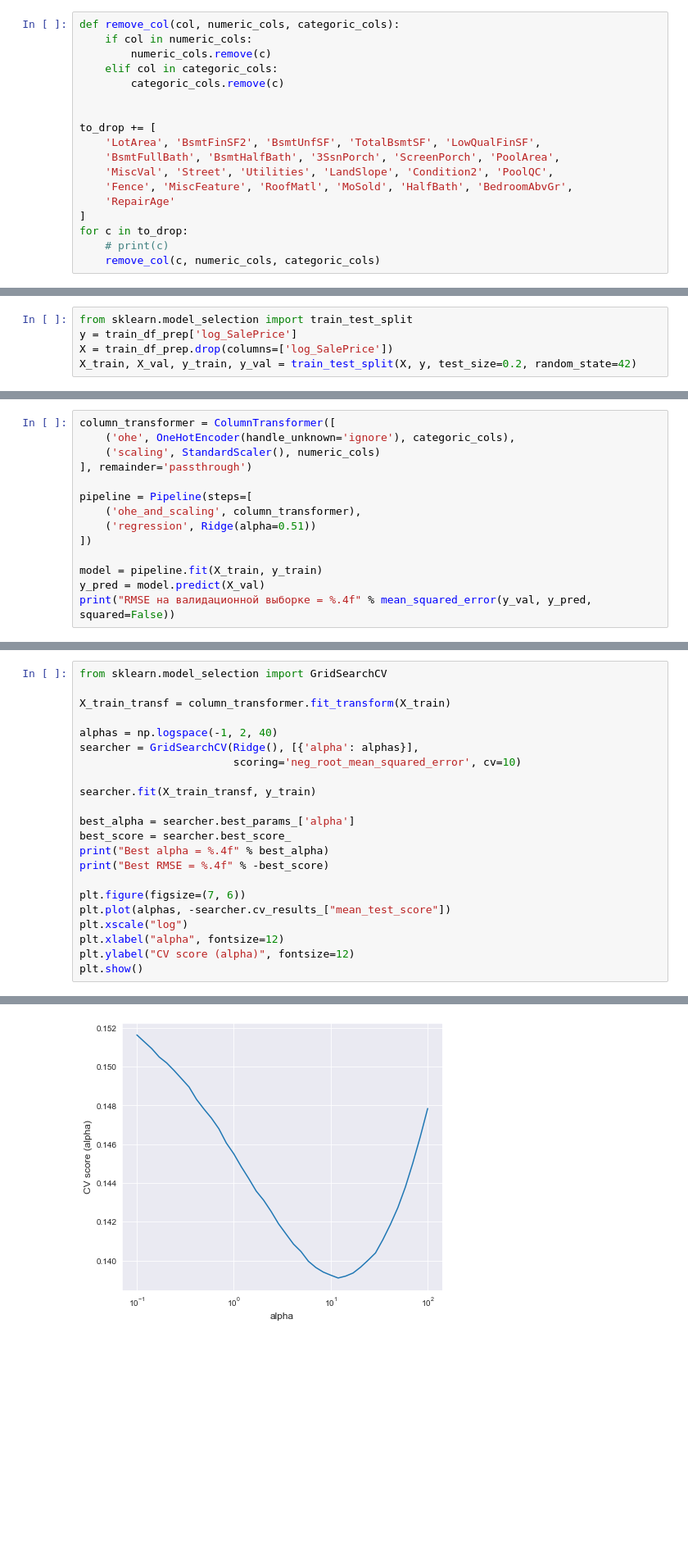
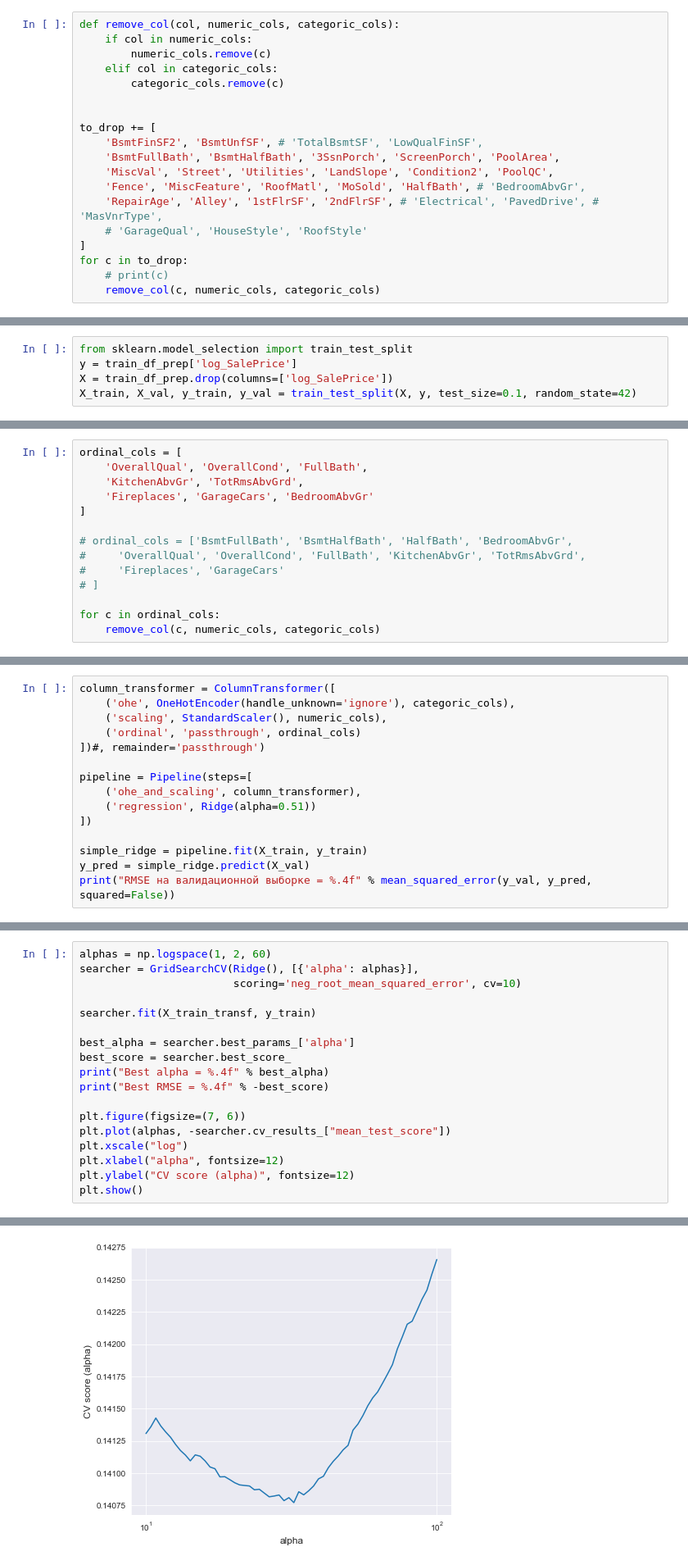
Before and after one commit to archimedes1515/ml-projects, a Jupyter notebook: house_prices/kaggle_house_prices.ipynb, the cells around one changed output, grey strips where cells are left out. Shown at 82% size. Saved outputs shown, nothing was run; the diff lists cells and outputs as text; blank space fills up the shorter version.

```diff
--- a/house_prices/kaggle_house_prices.ipynb
+++ b/house_prices/kaggle_house_prices.ipynb
@@ -533,11 +546,12 @@ def remove_col(col, numeric_cols, categoric_cols):
 
 
 to_drop += [
-    'LotArea', 'BsmtFinSF2', 'BsmtUnfSF', 'TotalBsmtSF', 'LowQualFinSF',
+    'BsmtFinSF2', 'BsmtUnfSF', # 'TotalBsmtSF', 'LowQualFinSF',
     'BsmtFullBath', 'BsmtHalfBath', '3SsnPorch', 'ScreenPorch', 'PoolArea',
     'MiscVal', 'Street', 'Utilities', 'LandSlope', 'Condition2', 'PoolQC',
-    'Fence', 'MiscFeature', 'RoofMatl', 'MoSold', 'HalfBath', 'BedroomAbvGr',
-    'RepairAge'
+    'Fence', 'MiscFeature', 'RoofMatl', 'MoSold', 'HalfBath', # 'BedroomAbvGr',
+    'RepairAge', 'Alley', '1stFlrSF', '2ndFlrSF', # 'Electrical', 'PavedDrive', # 'MasVnrType',
+    # 'GarageQual', 'HouseStyle', 'RoofStyle'
 ]
 for c in to_drop:
     # print(c)
@@ -602,4 +610,4 @@ mean_squared_error(train_df_prep['log_SalePrice'].mean() * np.ones(len(train_df_
 from sklearn.model_selection import train_test_split
 y = train_df_prep['log_SalePrice']
 X = train_df_prep.drop(columns=['log_SalePrice'])
-X_train, X_val, y_train, y_val = train_test_split(X, y, test_size=0.2, random_state=42)
+X_train, X_val, y_train, y_val = train_test_split(X, y, test_size=0.1, random_state=42)
@@ -620,0 +614,14 @@ for c in ordinal_cols:
+# %%
+ordinal_cols = [
+    'OverallQual', 'OverallCond', 'FullBath',
+    'KitchenAbvGr', 'TotRmsAbvGrd',
+    'Fireplaces', 'GarageCars', 'BedroomAbvGr'
+]
+
+# ordinal_cols = ['BsmtFullBath', 'BsmtHalfBath', 'HalfBath', 'BedroomAbvGr',
+#     'OverallQual', 'OverallCond', 'FullBath', 'KitchenAbvGr', 'TotRmsAbvGrd',
+#     'Fireplaces', 'GarageCars'
+# ]
+
+for c in ordinal_cols:
+    remove_col(c, numeric_cols, categoric_cols)
@@ -621,15 +630,16 @@ for c in ordinal_cols:
 # %%
 column_transformer = ColumnTransformer([
     ('ohe', OneHotEncoder(handle_unknown='ignore'), categoric_cols),
-    ('scaling', StandardScaler(), numeric_cols)
-], remainder='passthrough')
+    ('scaling', StandardScaler(), numeric_cols),
+    ('ordinal', 'passthrough', ordinal_cols)
+])#, remainder='passthrough')
 
 pipeline = Pipeline(steps=[
     ('ohe_and_scaling', column_transformer),
     ('regression', Ridge(alpha=0.51))
 ])
 
-model = pipeline.fit(X_train, y_train)
-y_pred = model.predict(X_val)
+simple_ridge = pipeline.fit(X_train, y_train)
+y_pred = simple_ridge.predict(X_val)
 print("RMSE на валидационной выборке = %.4f" % mean_squared_error(y_val, y_pred, squared=False))
 # %% [output]
@@ -665,9 +711,5 @@ RMSE на валидационной выборке = 0.1493
 # %%
-from sklearn.model_selection import GridSearchCV
-
-X_train_transf = column_transformer.fit_transform(X_train)
-
-alphas = np.logspace(-1, 2, 40)
+alphas = np.logspace(1, 2, 60)
 searcher = GridSearchCV(Ridge(), [{'alpha': alphas}],
                         scoring='neg_root_mean_squared_error', cv=10)
 
@@ -690,4 +732,4 @@ Best RMSE = 0.1391
-[figure, old version]
+[figure, new version]
 # %%
 pipeline = Pipeline(steps=[
     ('ohe_and_scaling', column_transformer),
```
Also changed, not shown: parts of 92 cells of this notebook.
